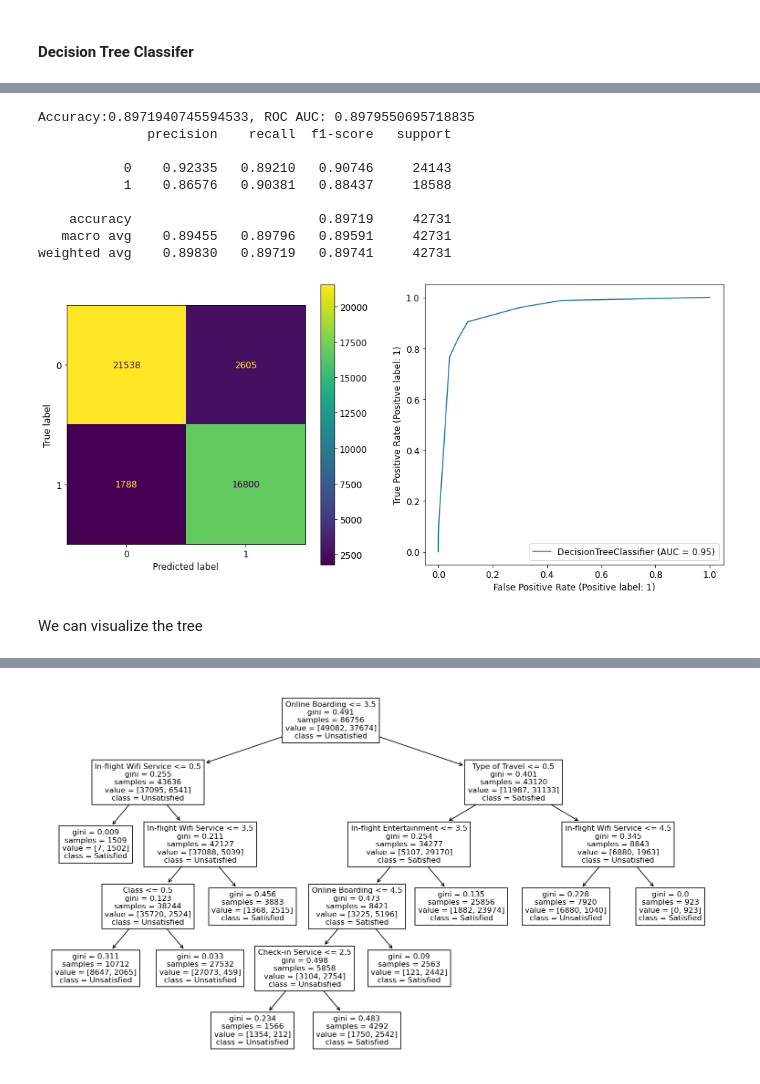
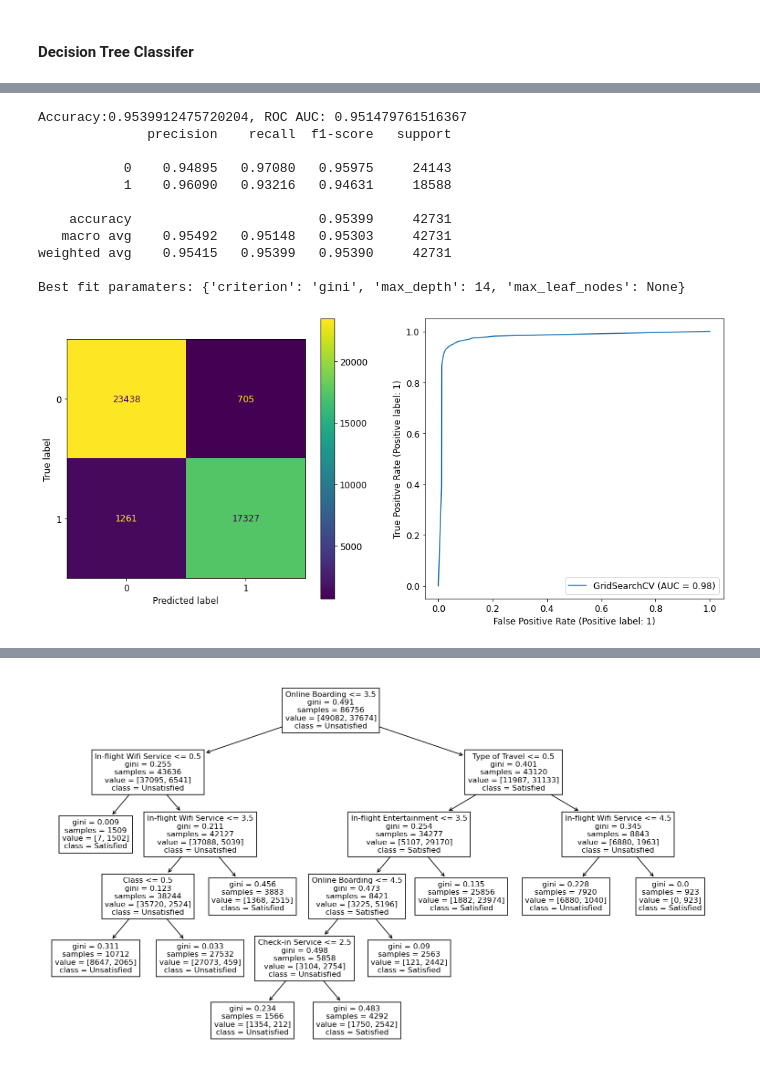
Before and after one commit to ibdafna/airlines_passengers, a Jupyter notebook: airline_passenger_satisfaction.ipynb, the cells around one changed output, grey strips where cells are left out. Drawn from its saved outputs; the diff is of its cells as text; code cells hidden in the pictures.

Commit message:
Add Decition Tree 🌴

```diff
--- a/airline_passenger_satisfaction.ipynb
+++ b/airline_passenger_satisfaction.ipynb
@@ -255,7 +255,7 @@ scatt = bqp.ScatterGL(
     y=airlines_df[scatter_y_dropdown.value].values,
     names=np.arange(10),
     scales={"x": sc_x, "y": sc_y},
-    colors=["limegreen", "purple"],
+    colors=["purple"],
 )
 ax_x = bqp.Axis(scale=sc_x, label=scatter_x_dropdown.value)
 ax_y = bqp.Axis(scale=sc_y, orientation="vertical", tick_format="d", label=scatter_y_dropdown.value)
@@ -623,17 +627,23 @@ We can see that the KNN model isn't doing a great job at predicting out passenge
 # %%
 from sklearn.tree import DecisionTreeClassifier
 
-dtc_model, dtc_accuracy, dtc_roc_auc = run_model(DecisionTreeClassifier(max_depth=5, random_state=0, max_leaf_nodes=10), X_train, X_test, y_train, y_test, True);
+# Grid search for Decition Tree
+dtc_grid_parameters = {"max_depth": np.arange(1,15,1), "max_leaf_nodes": [None, 2, 3, 4, 5, 6, 7, 8, 9 ,10, 11,12], "criterion": ["gini", "entropy", "log_loss"]}
+dtc_model, dtc_accuracy, dtc_roc_auc = run_model(GridSearchCV(estimator=DecisionTreeClassifier(), param_grid=dtc_grid_parameters, n_jobs=4), X_train, X_test, y_train, y_test)
+print(f"Best fit paramaters: {dtc_model.best_params_}")
+
+# Simpler tree (not best fit) visualization purposes
+dtc_model_md5, dtc_accuracy_md5, dtc_roc_auc_md5 = run_model(DecisionTreeClassifier(max_depth=5, random_state=0, max_leaf_nodes=10), X_train, X_test, y_train, y_test, False);
 # %% [output]
-Accuracy:0.8971940745594533, ROC AUC: 0.8979550695718835
+Accuracy:0.9539912475720204, ROC AUC: 0.951479761516367
               precision    recall  f1-score   support
 
-           0    0.92335   0.89210   0.90746     24143
-           1    0.86576   0.90381   0.88437     18588
+           0    0.94895   0.97080   0.95975     24143
+           1    0.96090   0.93216   0.94631     18588
 
-    accuracy                        0.89719     42731
-   macro avg    0.89455   0.89796   0.89591     42731
-weighted avg    0.89830   0.89719   0.89741     42731
+    accuracy                        0.95399     42731
+   macro avg    0.95492   0.95148   0.95303     42731
+weighted avg    0.95415   0.95399   0.95390     42731
+
+Best fit paramaters: {'criterion': 'gini', 'max_depth': 14, 'max_leaf_nodes': None}
-[figure, old version]
+[figure, new version]
-# %% [markdown]
-We can visualize the tree
```
Also changed, not shown: parts of 7 cells of this notebook.
